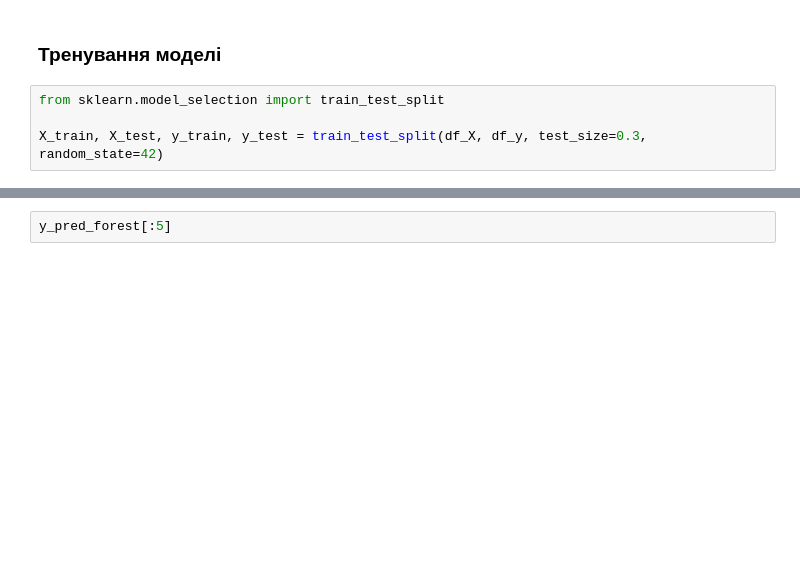
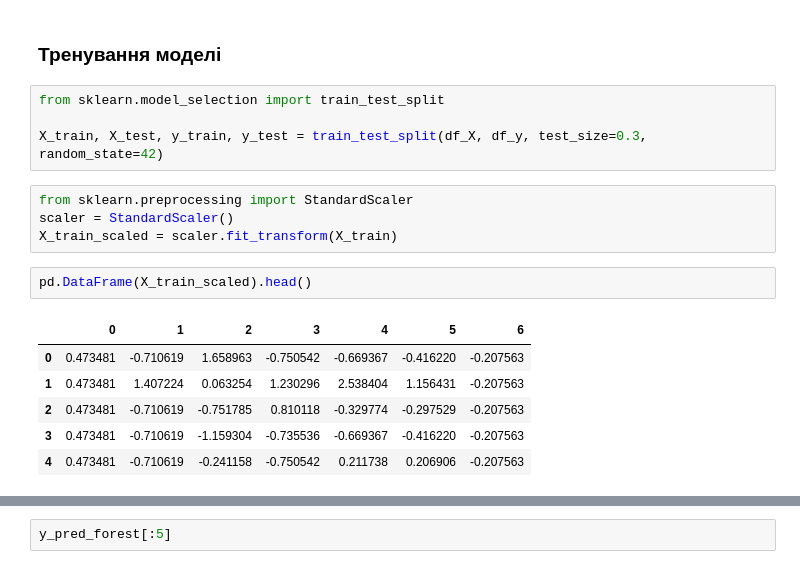
Before and after one commit to carerakjan/goit-telecom-project-group-1, a Jupyter notebook: project/notebooks/decision_tree.ipynb, the cells around one changed output, grey strips where cells are left out. Cells and saved outputs as stored; diff of their text form; blank space fills up the shorter version.

```diff
--- a/project/notebooks/decision_tree.ipynb
+++ b/project/notebooks/decision_tree.ipynb
@@ -40,6 +20,19 @@ Name: churn, dtype: float64
 from sklearn.model_selection import train_test_split
 
 X_train, X_test, y_train, y_test = train_test_split(df_X, df_y, test_size=0.3, random_state=42)
+# %%
+from sklearn.preprocessing import StandardScaler
+scaler = StandardScaler()
+X_train_scaled = scaler.fit_transform(X_train)
+# %%
+pd.DataFrame(X_train_scaled).head()
+# %% [output]
+|  | 0 | 1 | 2 | 3 | 4 | 5 | 6 |
+| 0 | 0.473481 | -0.710619 | 1.658963 | -0.750542 | -0.669367 | -0.416220 | -0.207563 |
+| 1 | 0.473481 | 1.407224 | 0.063254 | 1.230296 | 2.538404 | 1.156431 | -0.207563 |
+| 2 | 0.473481 | -0.710619 | -0.751785 | 0.810118 | -0.329774 | -0.297529 | -0.207563 |
+| 3 | 0.473481 | -0.710619 | -1.159304 | -0.735536 | -0.669367 | -0.416220 | -0.207563 |
+| 4 | 0.473481 | -0.710619 | -0.241158 | -0.750542 | 0.211738 | 0.206906 | -0.207563 |
 # %%
 from sklearn.tree import DecisionTreeClassifier
 tree = DecisionTreeClassifier(max_depth=3)
```
Also changed, not shown: parts of 10 cells of this notebook, 1 other file.
